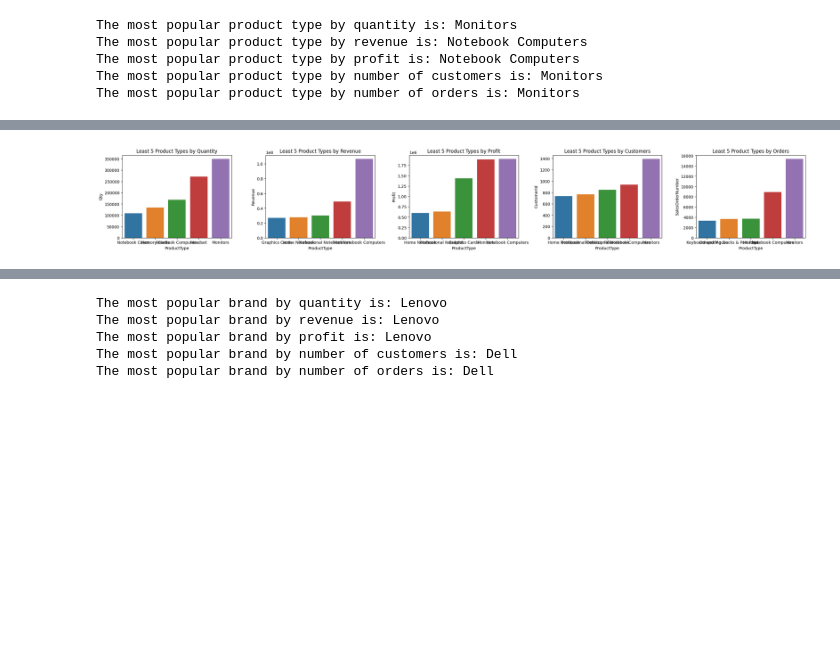
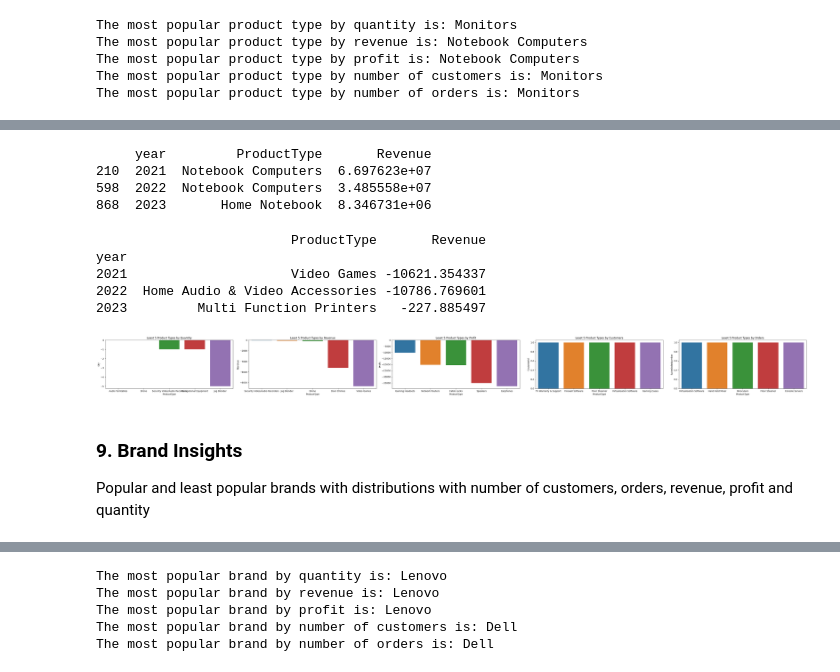
Before and after one commit to SRINIVASDEVARAJULA/Technical-task, a Jupyter notebook: Data_analysis_technical_task.ipynb, the cells around one changed output, grey strips where cells are left out. Cells and saved outputs as stored; diff of their text form; code cells hidden in the pictures; blank space fills up the shorter version.

```diff
--- a/Data_analysis_technical_task.ipynb
+++ b/Data_analysis_technical_task.ipynb
@@ -155,8 +154,6 @@ dtype: object
 df['CustomerId'] = df['CustomerId'].astype(str)
 df['ProductSupplierID'] = df['ProductSupplierID'].astype(str)
 
-#df['SalesOrderNumber'] = df['SalesOrderNumber'].str.replace('O', '').astype(int)
-df['SalesOrderNumber'] = df['SalesOrderNumber'].fillna('0').str.replace('O', '').astype(float)
 
 df['Qty'] = df['Qty'].str.replace(',', '').astype(int)
 
@@ -225,0 +253,3 @@ Qunatity less than 0
+# %%
+# Add a new column to extract the year
+df['year'] = pd.DatetimeIndex(df['ShipDate']).year
@@ -251,4 +381,0 @@ How long is the period in days?
-# %%
-df["ShipDate"] = pd.to_datetime(df.ShipDate, cache=True)
-
-df.ShipDate.max() - df.ShipDate.min()
@@ -265,12 +381,0 @@ Revenue minus profit represents the total amount of money that a business earns
-# %%
-# create a new column for total profit
-df['GrossMargin'] = df['Revenue'] - df['Profit']
-
-# group the data by 'ShipDate' and calculate total profit for each date
-profit_by_date = df.groupby('ShipDate')['GrossMargin'].sum().reset_index()
-
-# sort the dataframe by the total profit columnMArgin', ascending=False)
-
-# print the dates with the highest and lowest profitability
-print("Date with highest profitability: {}".format(profit_by_date.iloc[0]['ShipDate']))
-print("Date with lowest profitability: {} ".format(profit_by_date.iloc[0]['ShipDate']))
@@ -385,39 +734,63 @@ plt.show()
+# %%
+popular_products = df.groupby(['year', 'ProductType'])['Revenue'].sum().reset_index()
+popular_products = popular_products.sort_values(['Revenue'], ascending=[False])
+popular_products = popular_products.groupby('year').head(1)
+print(popular_products)
+# %% [output]
+     year         ProductType       Revenue
+210  2021  Notebook Computers  6.697623e+07
+598  2022  Notebook Computers  3.485558e+07
+868  2023       Home Notebook  8.346731e+06
+# %%
+least_popular = df.groupby(['year', 'ProductType'])['Revenue'].sum().reset_index()
+least_popular = least_popular.sort_values(['Revenue'])
+least_popular = least_popular.groupby('year').first()
+print(least_popular)
+# %% [output]
+                         ProductType       Revenue
+year
+2021                     Video Games -10621.354337
+2022  Home Audio & Video Accessories -10786.769601
+2023         Multi Function Printers   -227.885497
 # %%
 # Sort the data by each metric in ascending order
-least_qty = product_data.sort_values('Qty', ascending=True).tail(5)
-least_revenue = product_data.sort_values('Revenue', ascending=True).tail(5)
-least_profit = product_data.sort_values('Profit', ascending=True).tail(5)
-least_customers = product_data.sort_values('CustomerId', ascending=True).tail(5)
-least_orders = product_data.sort_values('SalesOrderNumber', ascending=True).tail(5)
+least_qty = product_data.sort_values('Qty', ascending=False).tail(5)
+least_revenue = product_data.sort_values('Revenue', ascending=False).tail(5)
+least_profit = product_data.sort_values('Profit', ascending=False).tail(5)
+least_customers = product_data.sort_values('CustomerId', ascending=False).tail(5)
+least_orders = product_data.sort_values('SalesOrderNumber', ascending=False).tail(5)
 
 # Set up the subplots
-fig, axs = plt.subplots(1, 5, figsize=(25, 4))
+fig, axs = plt.subplots(1, 5, figsize=(45, 4))
 
 # Plot the quantity data
 sns.barplot(x=least_qty.index, y=least_qty['Qty'], ax=axs[0])
 axs[0].set_title('Least 5 Product Types by Quantity')
 
 # Plot the revenue data
 sns.barplot(x=least_revenue.index, y=least_revenue['Revenue'], ax=axs[1])
 axs[1].set_title('Least 5 Product Types by Revenue')
 
 # Plot the profit data
 sns.barplot(x=least_profit.index, y=least_profit['Profit'], ax=axs[2])
 axs[2].set_title('Least 5 Product Types by Profit')
 
 # Plot the customer data
 sns.barplot(x=least_customers.index, y=least_customers['CustomerId'], ax=axs[3])
 axs[3].set_title('Least 5 Product Types by Customers')
 
 # Plot the order data
 sns.barplot(x=least_orders.index, y=least_orders['SalesOrderNumber'], ax=axs[4])
 axs[4].set_title('Least 5 Product Types by Orders')
 
 # Display the subplots
 plt.tight_layout()
 plt.show()
 # %% [output]
-[figure, old version]
+[figure, new version]
+# %% [markdown]
+### 9. Brand Insights
+Popular and least popular brands with distributions with number of customers, orders, revenue, profit and quantity
 # %%
 # Group the data by brand and calculate the total quantity sold for each brand
 brand_quantities = df.groupby('Brand')['Qty'].sum()
```
Also changed, not shown: parts of 115 cells of this notebook.
